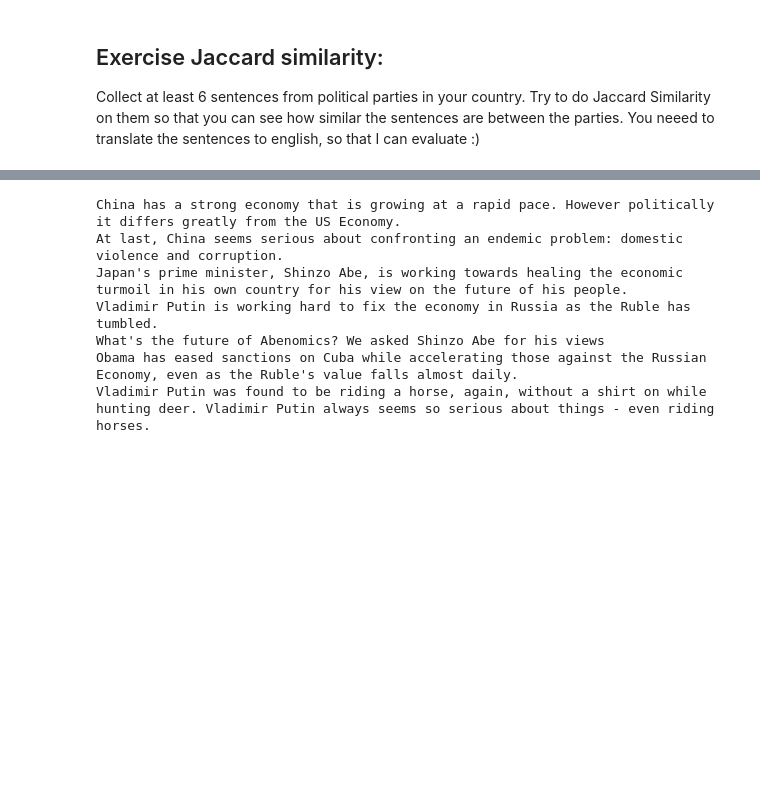
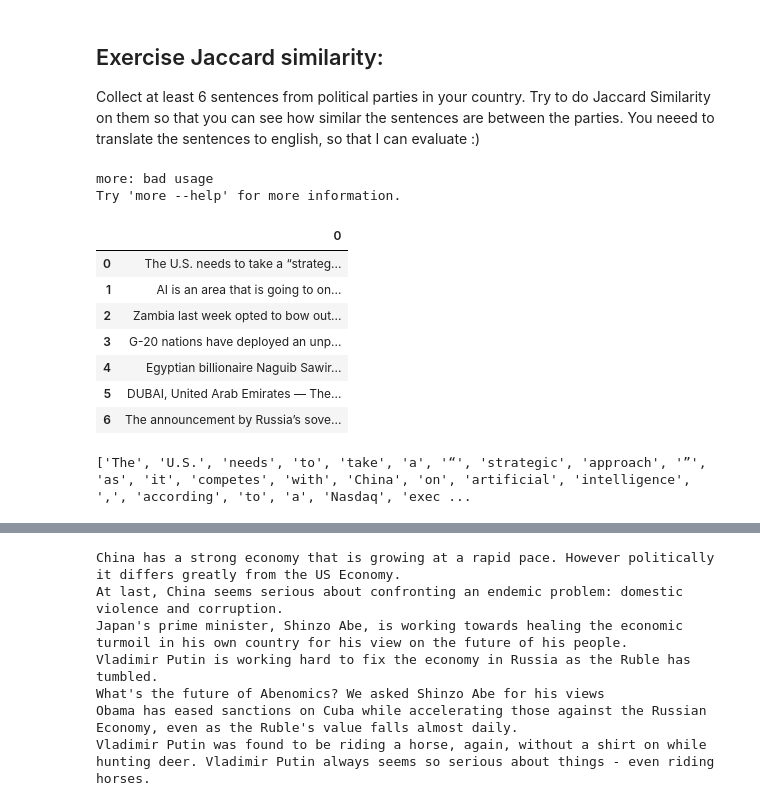
Before and after one commit to lveagithub/bts-dsf-2020, a Jupyter notebook: Session_8/08_Text_processing_continued.ipynb, the cells around one changed output, grey strips where cells are left out. Cells and saved outputs as stored; diff of their text form; code cells hidden in the pictures; blank space fills up the shorter version.

```diff
--- a/Session_8/08_Text_processing_continued.ipynb
+++ b/Session_8/08_Text_processing_continued.ipynb
@@ -622,3 +624,27 @@ pd.DataFrame(data)
 ## Exercise Jaccard similarity:
 
 Collect at least 6 sentences from political parties in your country. Try to do Jaccard Similarity on them so that you can see how similar the sentences are between the parties. You neeed to translate the sentences to english, so that I can evaluate :)
+# %%
+file_name = 'politicalNews.txt'
+proc_file_text = open(file_name).read()
+!more
+# %% [output]
+more: bad usage
+Try 'more --help' for more information.
+# %%
+df=pd.read_csv(file_name, sep = "\n", header=None)
+df
+# %% [output]
+|  | 0 |
+| 0 | The U.S. needs to take a “strateg... |
+| 1 | AI is an area that is going to on... |
+| 2 | Zambia last week opted to bow out... |
+| 3 | G-20 nations have deployed an unp... |
+| 4 | Egyptian billionaire Naguib Sawir... |
+| 5 | DUBAI, United Arab Emirates — The... |
+| 6 | The announcement by Russia’s sove... |
+# %%
+proc_file_text_doc = nlp(proc_file_text)
+print ([token.text for token in proc_file_text_doc])
+# %% [output]
+['The', 'U.S.', 'needs', 'to', 'take', 'a', '“', 'strategic', 'approach', '”', 'as', 'it', 'competes', 'with', 'China', 'on', 'artificial', 'intelligence', ',', 'according', 'to', 'a', 'Nasdaq', 'exec ...
```
Also changed, not shown: parts of 22 cells of this notebook, 3 other files.
